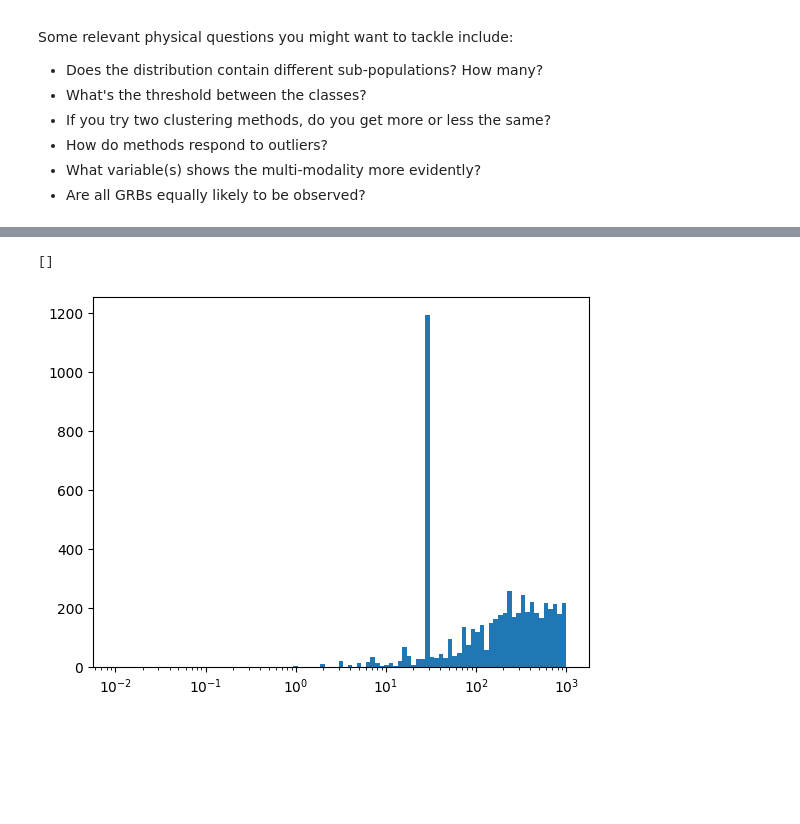
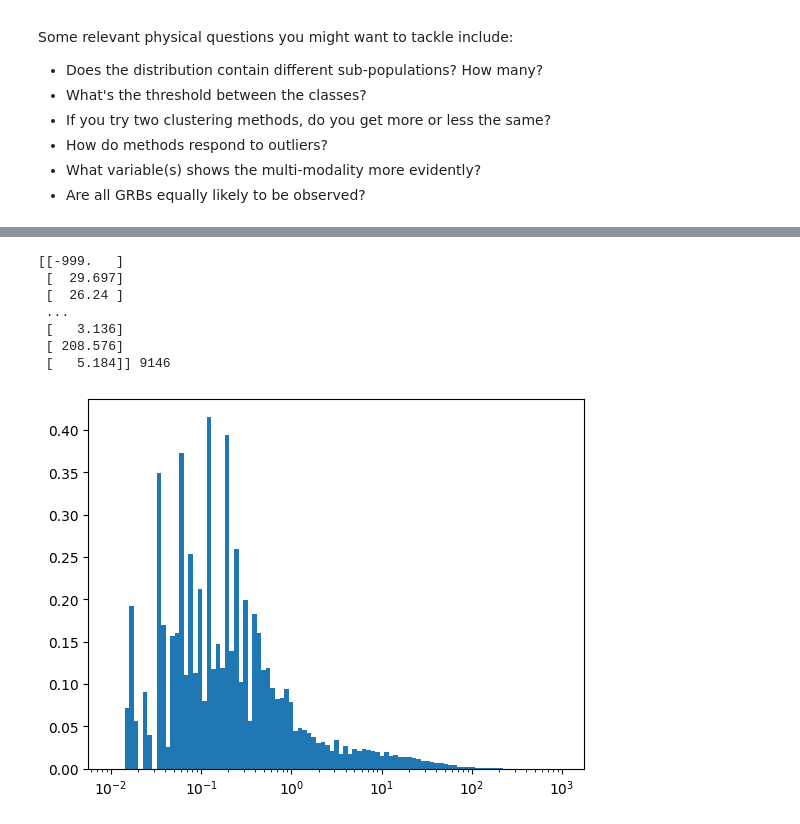
Before and after one commit to Matti-z/astrostatistics_bicocca_2026, a Jupyter notebook: working/fourteen.ipynb, the cells around one changed output, grey strips where cells are left out. Cells and saved outputs as stored; diff of their text form; code cells hidden in the pictures; blank space fills up the shorter version.

```diff
--- a/working/fourteen.ipynb
+++ b/working/fourteen.ipynb
@@ -45,7 +47,19 @@ print(names)
+# %%
+T90 = data[6, :].astype(float)
+T90_err = data[7,:].astype(float)
+T90_reshape = T90.reshape(-1, 1)
+print(T90_reshape, len(T90))
+# %% [output]
+[[-999.   ]
+ [  29.697]
+ [  26.24 ]
+ ...
+ [   3.136]
+ [ 208.576]
+ [   5.184]] 9146
 # %%
 # plt.hist(data[6, :], bins = np.logspace(0, 100, 100))
-plt.hist(data[6, :],bins= np.logspace(-2,3,100))
-plt.semilogx()
+plt.hist(T90,bins= np.logspace(-2,3,100), density = True)
+plt.xscale('log')
 # %% [output]
-[]
-[figure, old version]
+[figure, new version]
```
Also changed, not shown: parts of 5 cells of this notebook.
